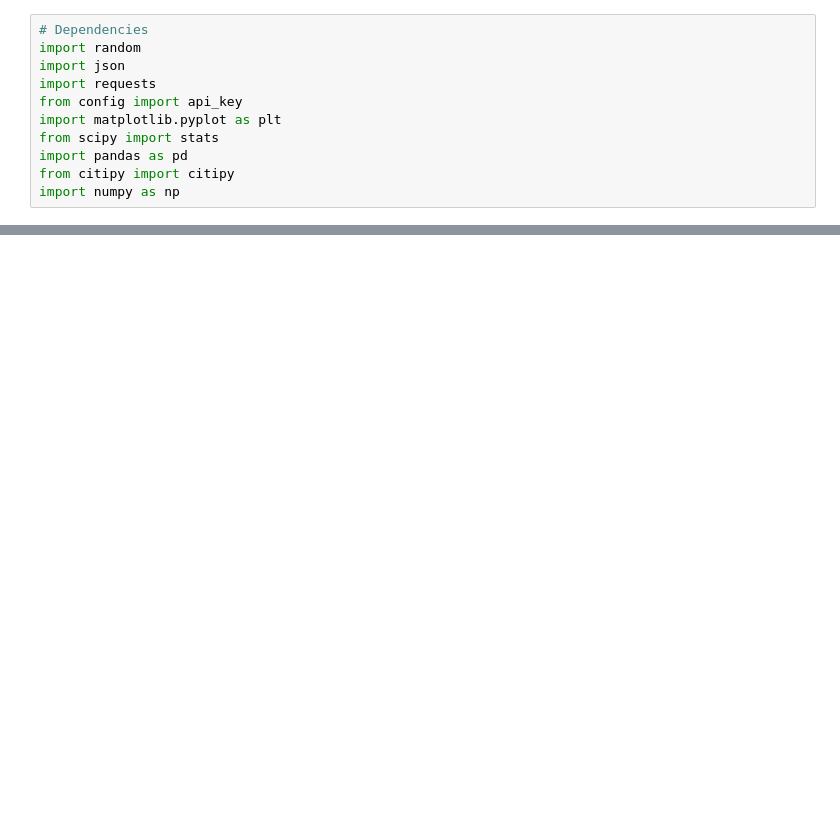
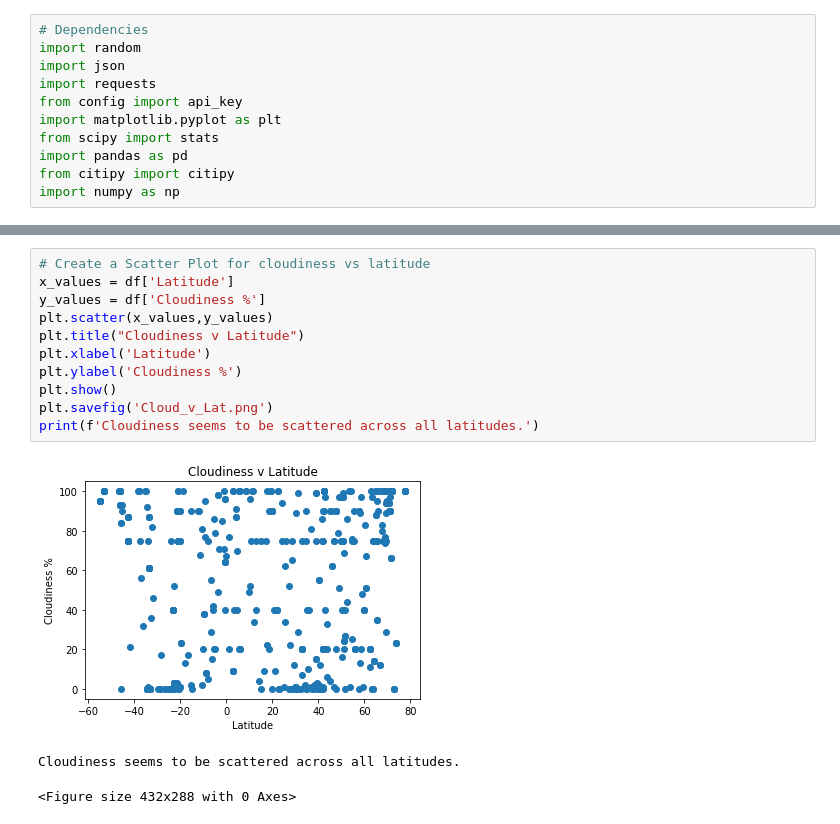
Before and after one commit to djaxon/python-api-challenge, a Jupyter notebook: WeatherPy/WeatherPy2.ipynb, the cells around one changed output, grey strips where cells are left out. Drawn from its saved outputs; the diff is of its cells as text; blank space fills up the shorter version.

```diff
--- a/WeatherPy/WeatherPy2.ipynb
+++ b/WeatherPy/WeatherPy2.ipynb
@@ -71,0 +123,15 @@ KeyError: 'coord'
+# %%
+# Create a Scatter Plot for cloudiness vs latitude
+x_values = df['Latitude']
+y_values = df['Cloudiness %']
+plt.scatter(x_values,y_values)
+plt.title("Cloudiness v Latitude")
+plt.xlabel('Latitude')
+plt.ylabel('Cloudiness %')
+plt.show()
+plt.savefig('Cloud_v_Lat.png')
+print(f'Cloudiness seems to be scattered across all latitudes.')
+# %% [output]
+[figure, added]
+Cloudiness seems to be scattered across all latitudes.
+<Figure size 432x288 with 0 Axes>
```
Also changed, not shown: parts of 13 cells of this notebook, 13 other files.
